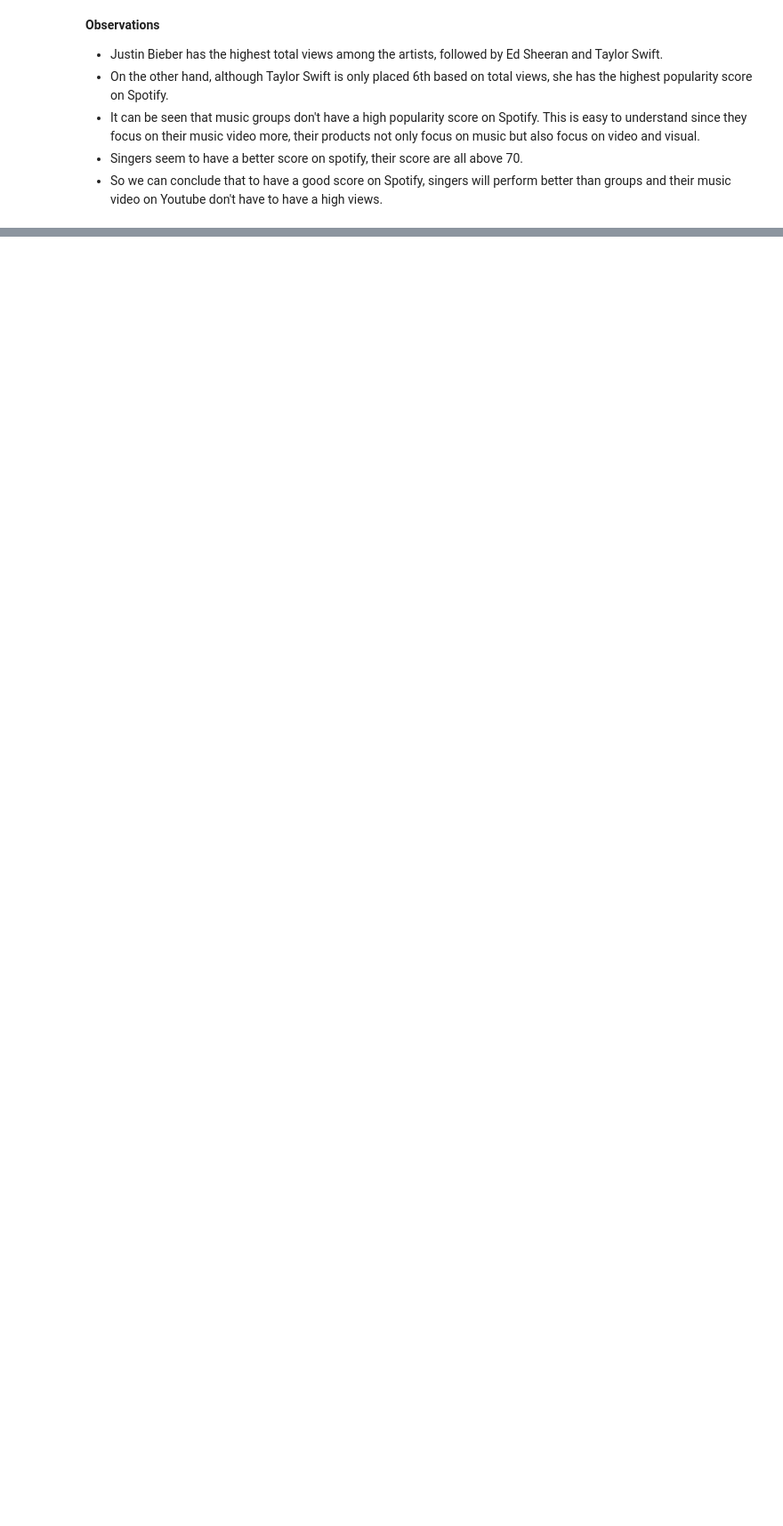
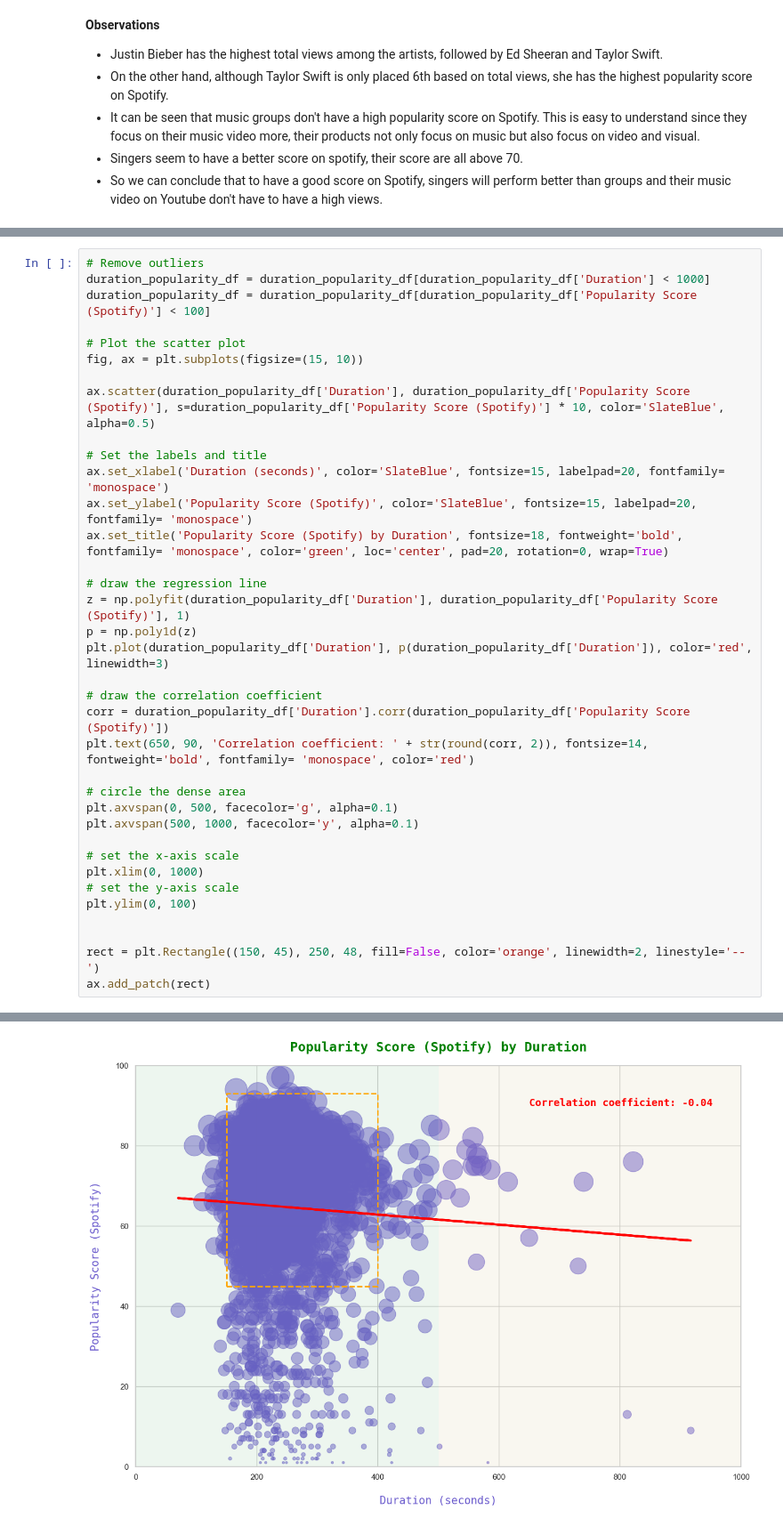
Before and after one commit to danghuynh-bit/youtube_project_DS, a Jupyter notebook: notebooks/3.0_Eda.ipynb, the cells around one changed output, grey strips where cells are left out. Shown at 89% size. Drawn from its saved outputs; the diff is of its cells as text; blank space fills up the shorter version.

```diff
--- a/notebooks/3.0_Eda.ipynb
+++ b/notebooks/3.0_Eda.ipynb
@@ -711,0 +890,37 @@ plt.show()
+# %%
+# Remove outliers
+duration_popularity_df = duration_popularity_df[duration_popularity_df['Duration'] < 1000]
+duration_popularity_df = duration_popularity_df[duration_popularity_df['Popularity Score (Spotify)'] < 100]
+
+# Plot the scatter plot
+fig, ax = plt.subplots(figsize=(15, 10))
+
+ax.scatter(duration_popularity_df['Duration'], duration_popularity_df['Popularity Score (Spotify)'], s=duration_popularity_df['Popularity Score (Spotify)'] * 10, color='SlateBlue', alpha=0.5)
+
+# Set the labels and title
+ax.set_xlabel('Duration (seconds)', color='SlateBlue', fontsize=15, labelpad=20, fontfamily= 'monospace')
+ax.set_ylabel('Popularity Score (Spotify)', color='SlateBlue', fontsize=15, labelpad=20, fontfamily= 'monospace')
+ax.set_title('Popularity Score (Spotify) by Duration', fontsize=18, fontweight='bold', fontfamily= 'monospace', color='green', loc='center', pad=20, rotation=0, wrap=True)
+
+# draw the regression line
+z = np.polyfit(duration_popularity_df['Duration'], duration_popularity_df['Popularity Score (Spotify)'], 1)
+p = np.poly1d(z)
+plt.plot(duration_popularity_df['Duration'], p(duration_popularity_df['Duration']), color='red', linewidth=3)
+
+# draw the correlation coefficient
+corr = duration_popularity_df['Duration'].corr(duration_popularity_df['Popularity Score (Spotify)'])
+plt.text(650, 90, 'Correlation coefficient: ' + str(round(corr, 2)), fontsize=14, fontweight='bold', fontfamily= 'monospace', color='red')
+
+# circle the dense area
+plt.axvspan(0, 500, facecolor='g', alpha=0.1)
+plt.axvspan(500, 1000, facecolor='y', alpha=0.1)
+
+# set the x-axis scale
+plt.xlim(0, 1000)
+# set the y-axis scale
+plt.ylim(0, 100)
+
+
+rect = plt.Rectangle((150, 45), 250, 48, fill=False, color='orange', linewidth=2, linestyle='--')
+ax.add_patch(rect)
+# %% [output]
@@ -711,0 +928 @@ plt.show()
+[figure, added]
```
Also changed, not shown: parts of 68 cells of this notebook.
